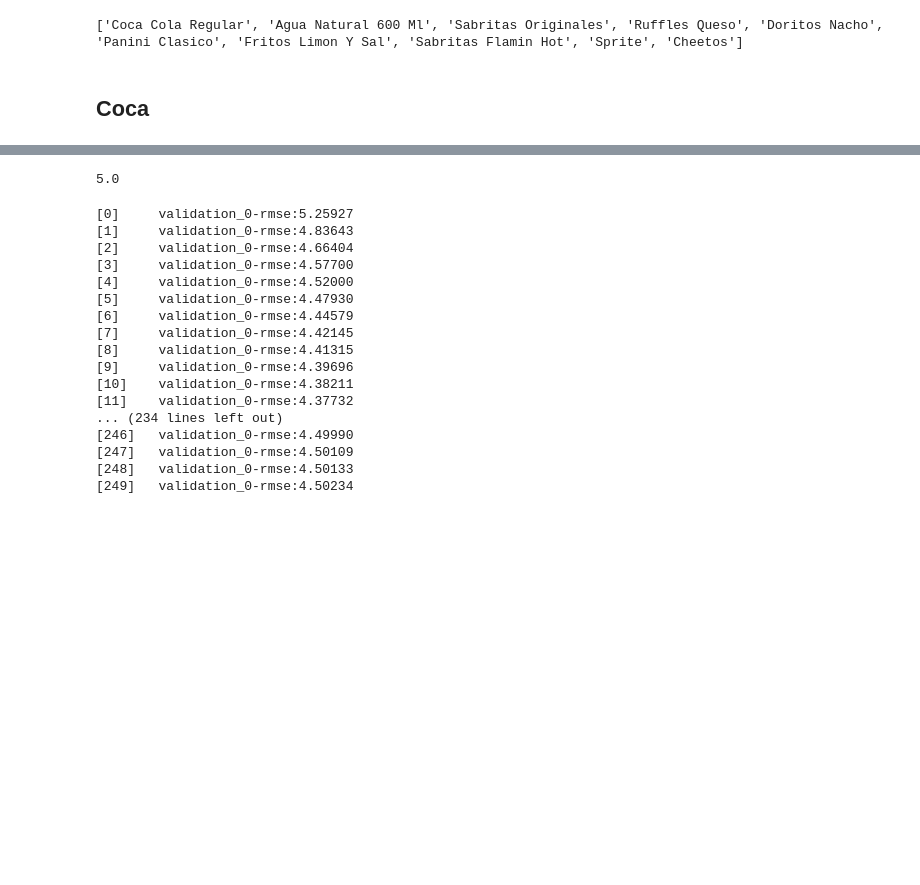
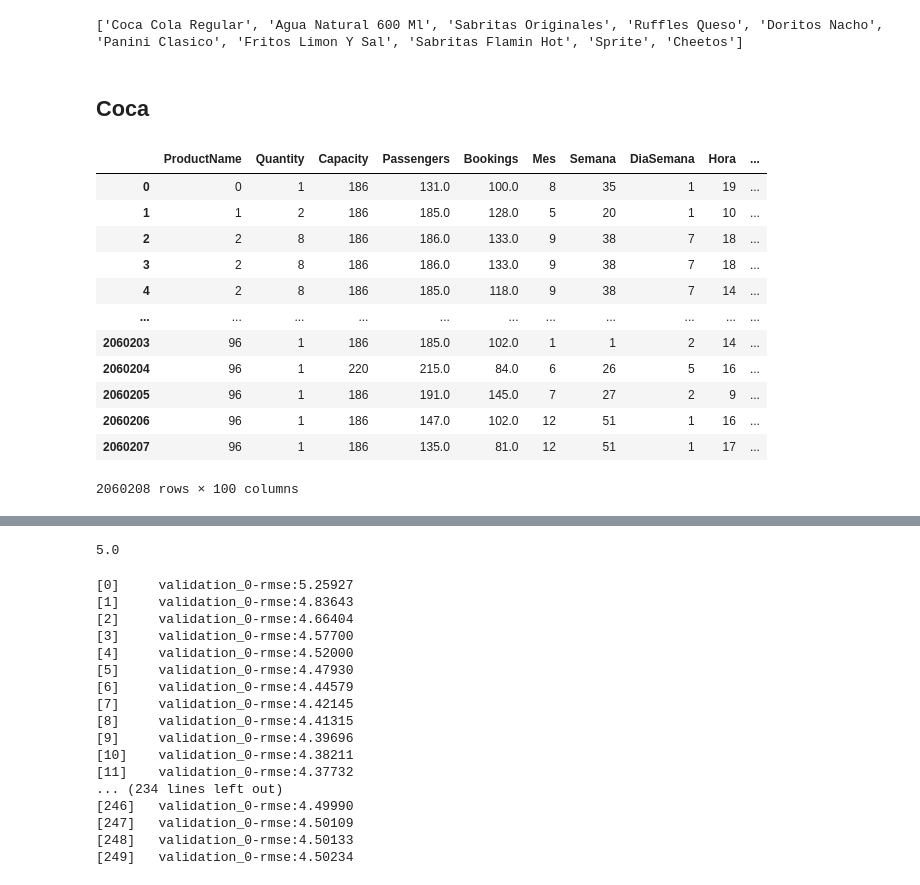
Before and after one commit to FrancoMendoza2003/Datathon2024, a Jupyter notebook: prediction/productos/sales_model1.ipynb, the cells around one changed output, grey strips where cells are left out. Drawn from its saved outputs; the diff is of its cells as text; code cells hidden in the pictures; blank space fills up the shorter version.

```diff
--- a/prediction/productos/sales_model1.ipynb
+++ b/prediction/productos/sales_model1.ipynb
@@ -356,3 +342,19 @@ print([product_dict_inv[i] for i in top10])
 ['Coca Cola Regular', 'Agua Natural 600 Ml', 'Sabritas Originales', 'Ruffles Queso', 'Doritos Nacho', 'Panini Clasico', 'Fritos Limon Y Sal', 'Sabritas Flamin Hot', 'Sprite', 'Cheetos']
 # %% [markdown]
 ## **Coca**
+# %%
+vuelos_ventas
+# %% [output]
+|  | ProductName | Quantity | Capacity | Passengers | Bookings | Mes | Semana | DiaSemana | Hora | ... |
+| 0 | 0 | 1 | 186 | 131.0 | 100.0 | 8 | 35 | 1 | 19 | ... |
+| 1 | 1 | 2 | 186 | 185.0 | 128.0 | 5 | 20 | 1 | 10 | ... |
+| 2 | 2 | 8 | 186 | 186.0 | 133.0 | 9 | 38 | 7 | 18 | ... |
+| 3 | 2 | 8 | 186 | 186.0 | 133.0 | 9 | 38 | 7 | 18 | ... |
+| 4 | 2 | 8 | 186 | 185.0 | 118.0 | 9 | 38 | 7 | 14 | ... |
+| ... | ... | ... | ... | ... | ... | ... | ... | ... | ... | ... |
+| 2060203 | 96 | 1 | 186 | 185.0 | 102.0 | 1 | 1 | 2 | 14 | ... |
+| 2060204 | 96 | 1 | 220 | 215.0 | 84.0 | 6 | 26 | 5 | 16 | ... |
+| 2060205 | 96 | 1 | 186 | 191.0 | 145.0 | 7 | 27 | 2 | 9 | ... |
+| 2060206 | 96 | 1 | 186 | 147.0 | 102.0 | 12 | 51 | 1 | 16 | ... |
+| 2060207 | 96 | 1 | 186 | 135.0 | 81.0 | 12 | 51 | 1 | 17 | ... |
+2060208 rows × 100 columns
```
Also changed, not shown: parts of 14 cells of this notebook, 1 other file.
